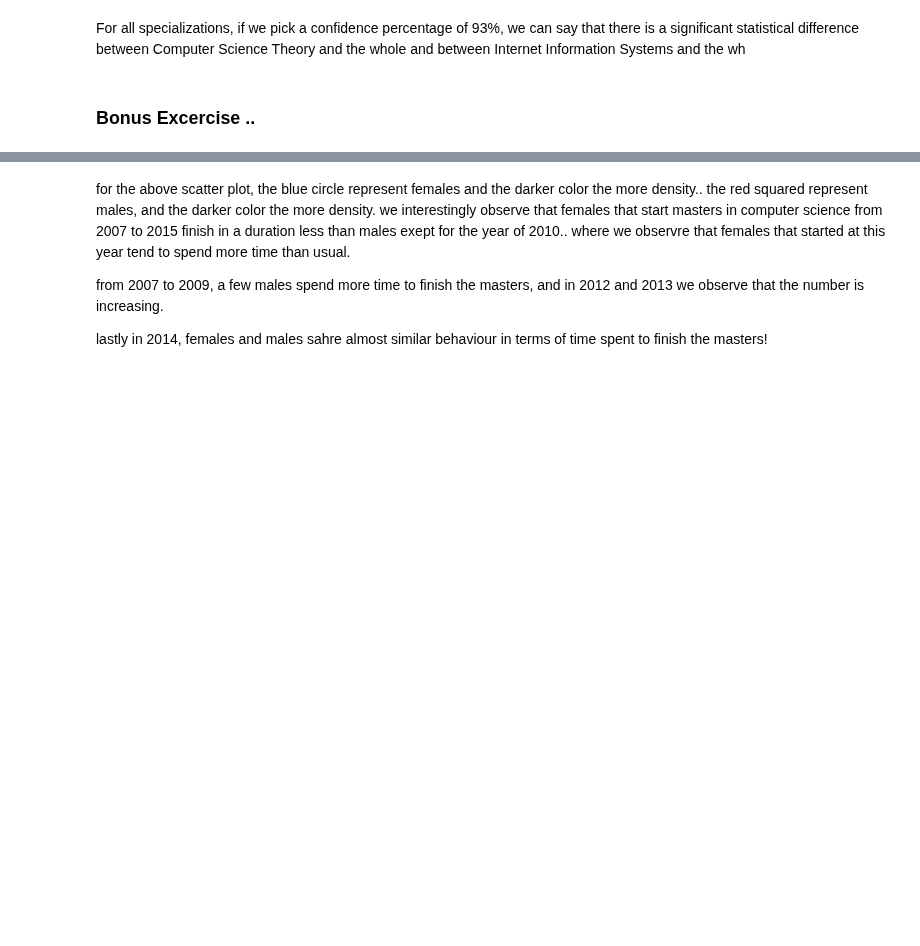
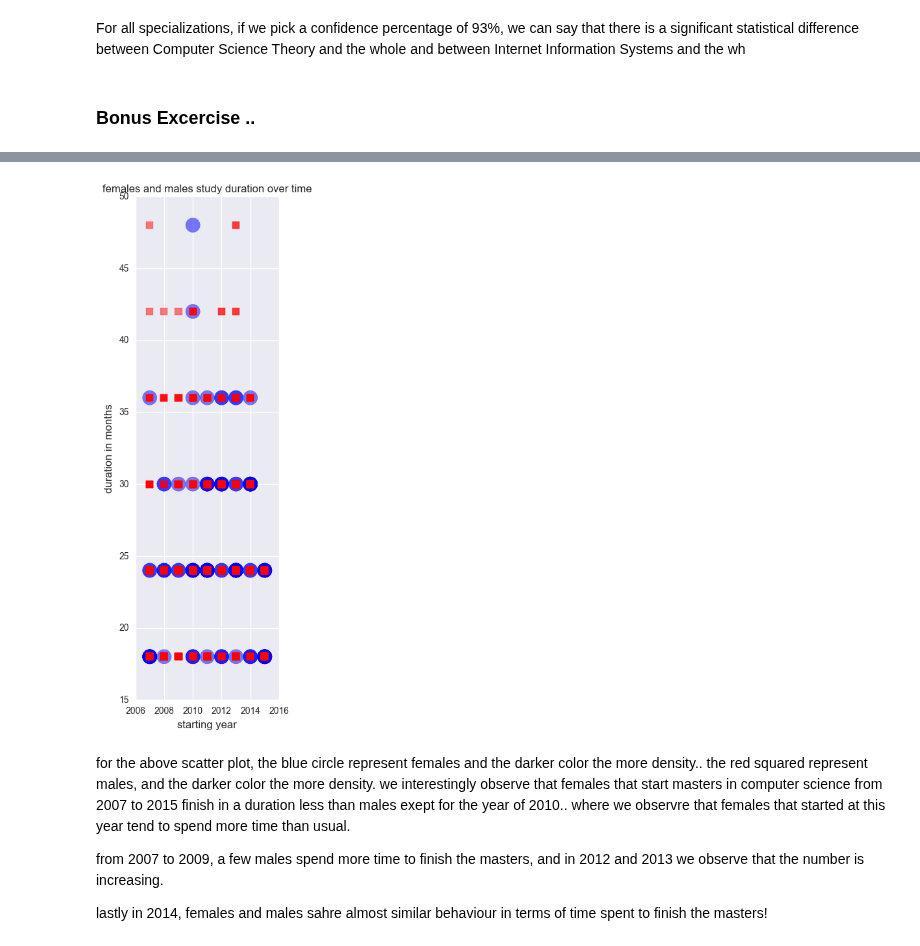
Before and after one commit to meryemmhamdi1/Gokcen_Meryem_Riyadh_ADA, a Jupyter notebook: 02 - Data from the Web/HW2.ipynb, the cells around one changed output, grey strips where cells are left out. Drawn from its saved outputs; the diff is of its cells as text; code cells hidden in the pictures; blank space fills up the shorter version.

```diff
--- a/02 - Data from the Web/HW2.ipynb
+++ b/02 - Data from the Web/HW2.ipynb
@@ -956,33 +996,36 @@ import matplotlib
 
 x1=data_female['start_year']
 y1=data_female['total_duration']
 x2=data_male['start_year']
 y2=data_male['total_duration']
 
+pylab.rcParams['figure.figsize'] = 5,10
 
 def my_circle_scatter(axes, x_array, y_array, radius=0.5, **kwargs):
     for x, y in zip(x_array, y_array):
         circle = pylab.Circle((x,y), radius=radius, **kwargs)
         axes.add_patch(circle)
     return True
 
 def my_square_scatter(axes, x_array, y_array, size=0.5, **kwargs):
     size = float(size)
     for x, y in zip(x_array, y_array):
         square = pylab.Rectangle((x-size/2,y-size/2), size, size, **kwargs)
         axes.add_patch(square)
     return True
 
 axes=pylab.axes()
 my_circle_scatter(axes, x1, y1, radius=.5, alpha=.5, color='b')
 my_square_scatter(axes, x2, y2, size=.5, alpha=.5, color='r')
 pylab.axis('scaled')
 plt.title('females and males study duration over time', fontsize=12)
 plt.xlabel('starting year', fontsize=12)
 plt.ylabel('duration in months', fontsize=12)
 pylab.legend()
 
 pylab.show()
+# %% [output]
+[figure, added]
 # %% [markdown]
 for the above scatter plot, the blue circle represent females and the darker color the more density.. the red squared represent males, and the darker color the more density.
 we interestingly observe that females that start masters in computer science from 2007 to 2015 finish in a duration less than males exept for the year of 2010.. where we observre that females that started at this year tend to spend more time than usual.
```
Also changed, not shown: parts of 45 cells of this notebook.
